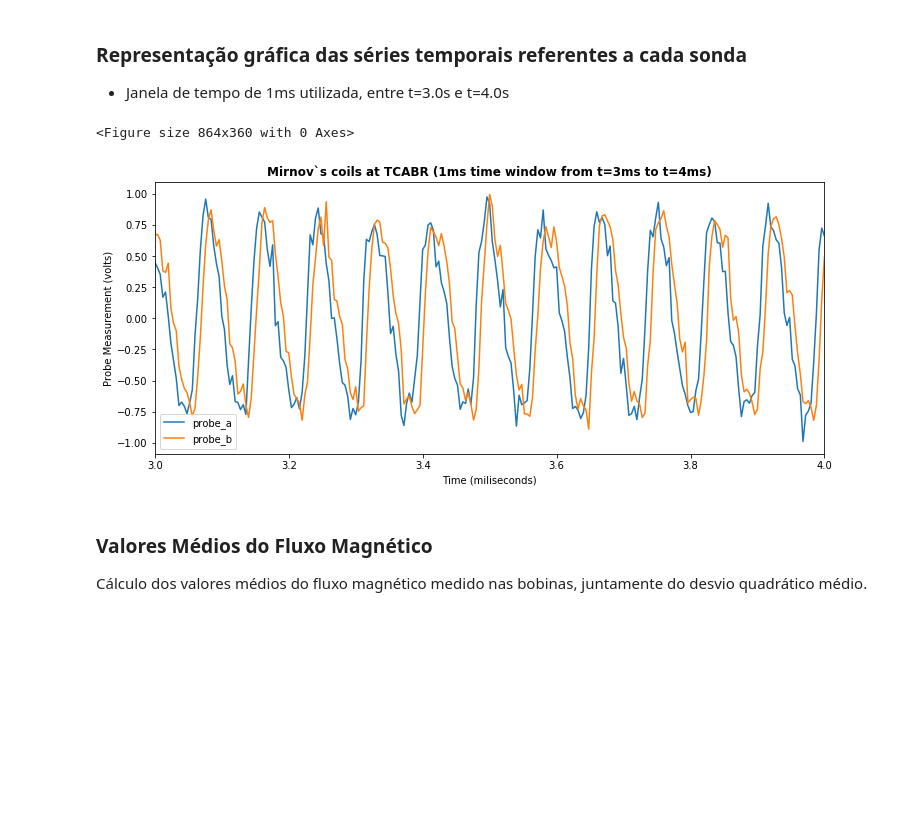
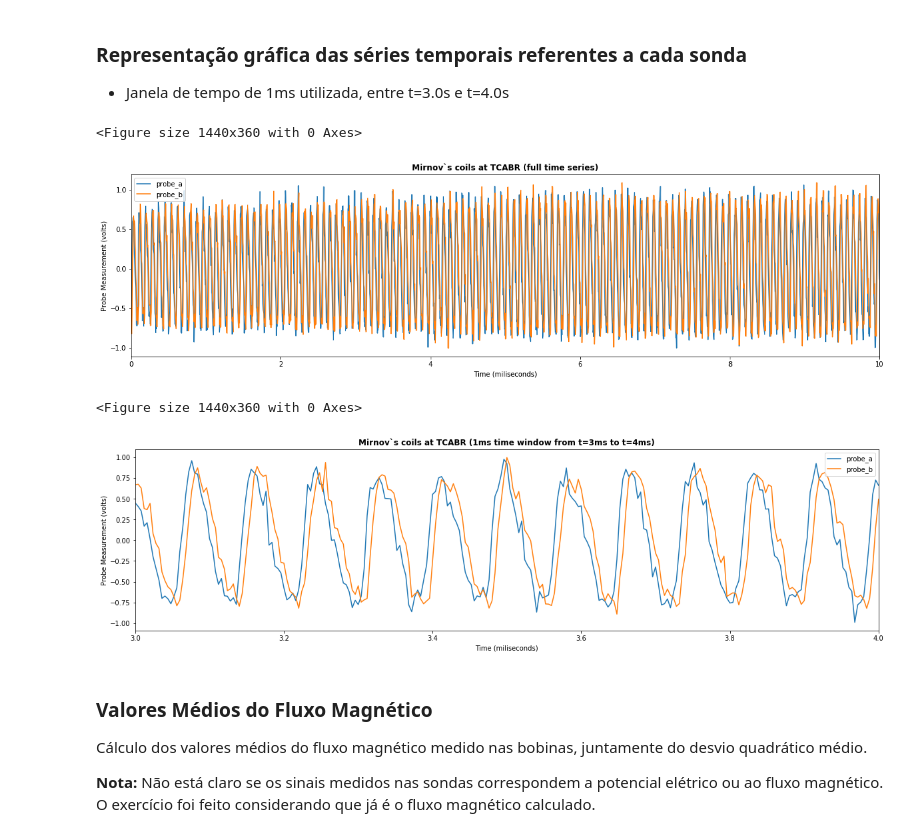
Before and after one commit to mbranbilla/plasma-physics, a Jupyter notebook: directed_study.ipynb, the cells around one changed output. Drawn from its saved outputs; the diff is of its cells as text; code cells hidden in the pictures; blank space fills up the shorter version.

Commit message:
Add itens 3 and 4 of TCABR

```diff
--- a/directed_study.ipynb
+++ b/directed_study.ipynb
@@ -27,7 +29,7 @@ helimak = pd.read_csv(data_path + "HELIMAK.csv", dtype=dtypes)
 ## Ondas no Tokamak TCABR
 # %%
 # Load data from csv file
-tcabr = pd.read_csv(data_path + "TCABR.csv", dtype=dtypes)
+tcabr = pd.read_csv(data_path + "TCABR.csv", dtype=dtypes).dropna()
 
 # Set TCABR parameters
 r = 0.195
@@ -47,19 +49,33 @@ por tanto, a resolução temporal das sondas é de 250kHz.
 ### Representação gráfica das séries temporais referentes a cada sonda
 
 - Janela de tempo de 1ms utilizada, entre t=3.0s e t=4.0s
+# %%
+plt.rcParams["figure.figsize"] = (20,5)
+
+fig = plt.figure()
+tcabr.plot.line(x='time', y=['probe_a', 'probe_b'])
+plt.ylabel("Probe Measurement (volts)")
+plt.xlabel("Time (miliseconds)")
+plt.title("Mirnov`s coils at TCABR (full time series)", fontweight='bold')
+plt.savefig('report/images/tcabr_probes_a_b_time_series_all.png', bbox_inches='tight')
+# %% [output]
+<Figure size 1440x360 with 0 Axes>
+[figure, added]
 # %%
-plt.rcParams["figure.figsize"] = (12,5)
+plt.rcParams["figure.figsize"] = (20,5)
 
 fig = plt.figure()
 tcabr[(tcabr['time'] >= 3) & (tcabr['time'] <= 4)].plot.line(x='time', y=['probe_a', 'probe_b'])
 plt.ylabel("Probe Measurement (volts)")
 plt.xlabel("Time (miliseconds)")
 plt.title("Mirnov`s coils at TCABR (1ms time window from t=3ms to t=4ms)", fontweight='bold')
 plt.savefig('report/images/tcabr_probes_a_b_time_series_1ms.png', bbox_inches='tight')
 # %% [output]
-<Figure size 864x360 with 0 Axes>
+<Figure size 1440x360 with 0 Axes>
-[figure, old version]
+[figure, new version]
 # %% [markdown]
 ### Valores Médios do Fluxo Magnético
 
 Cálculo dos valores médios do fluxo magnético medido nas bobinas, juntamente do desvio quadrático médio.
+
+**Nota:** Não está claro se os sinais medidos nas sondas correspondem a potencial elétrico ou ao fluxo magnético. O exercício foi feito considerando que já é o fluxo magnético calculado.
```
Also changed, not shown: parts of 10 cells of this notebook, 5 other files.
